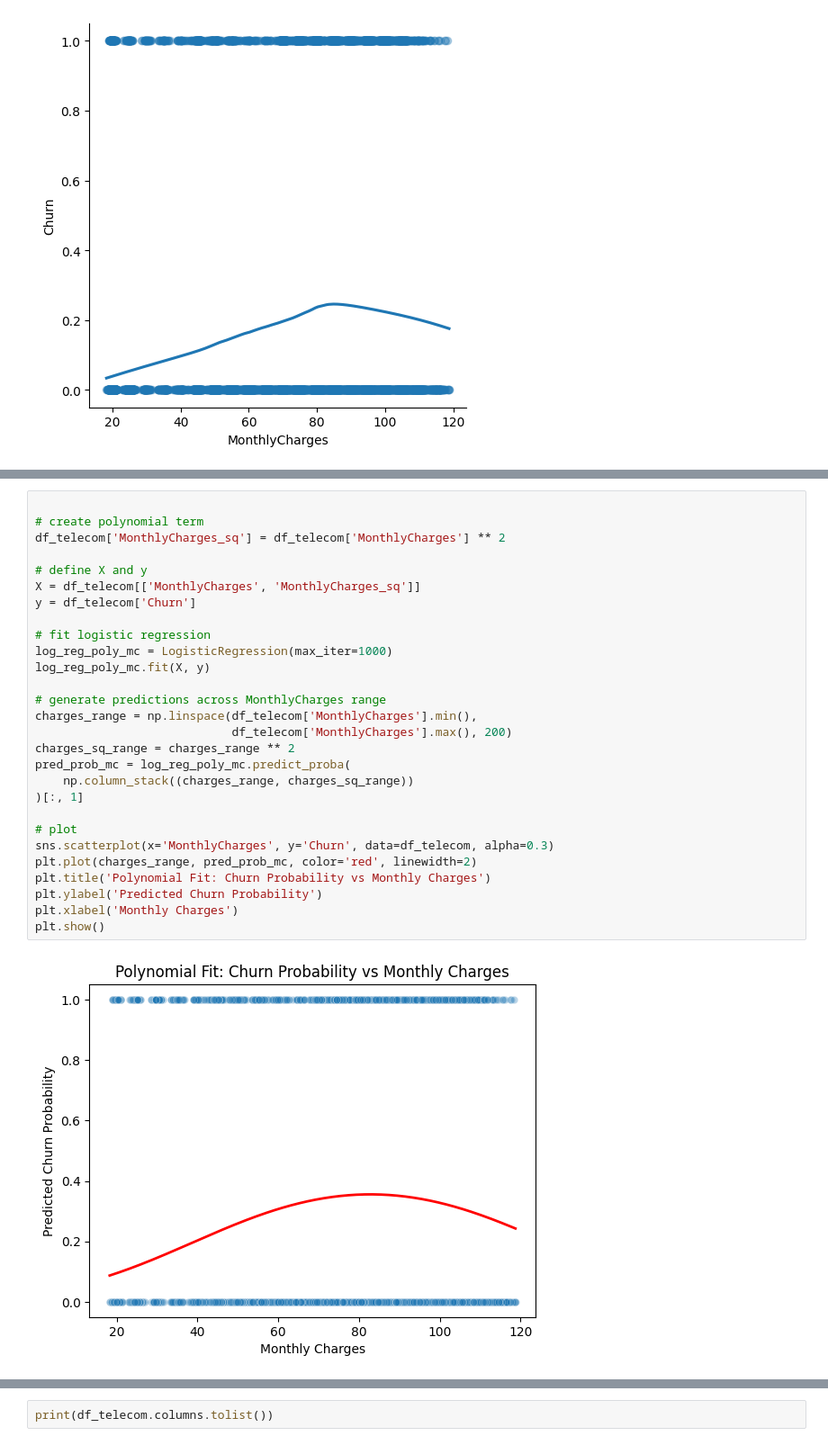
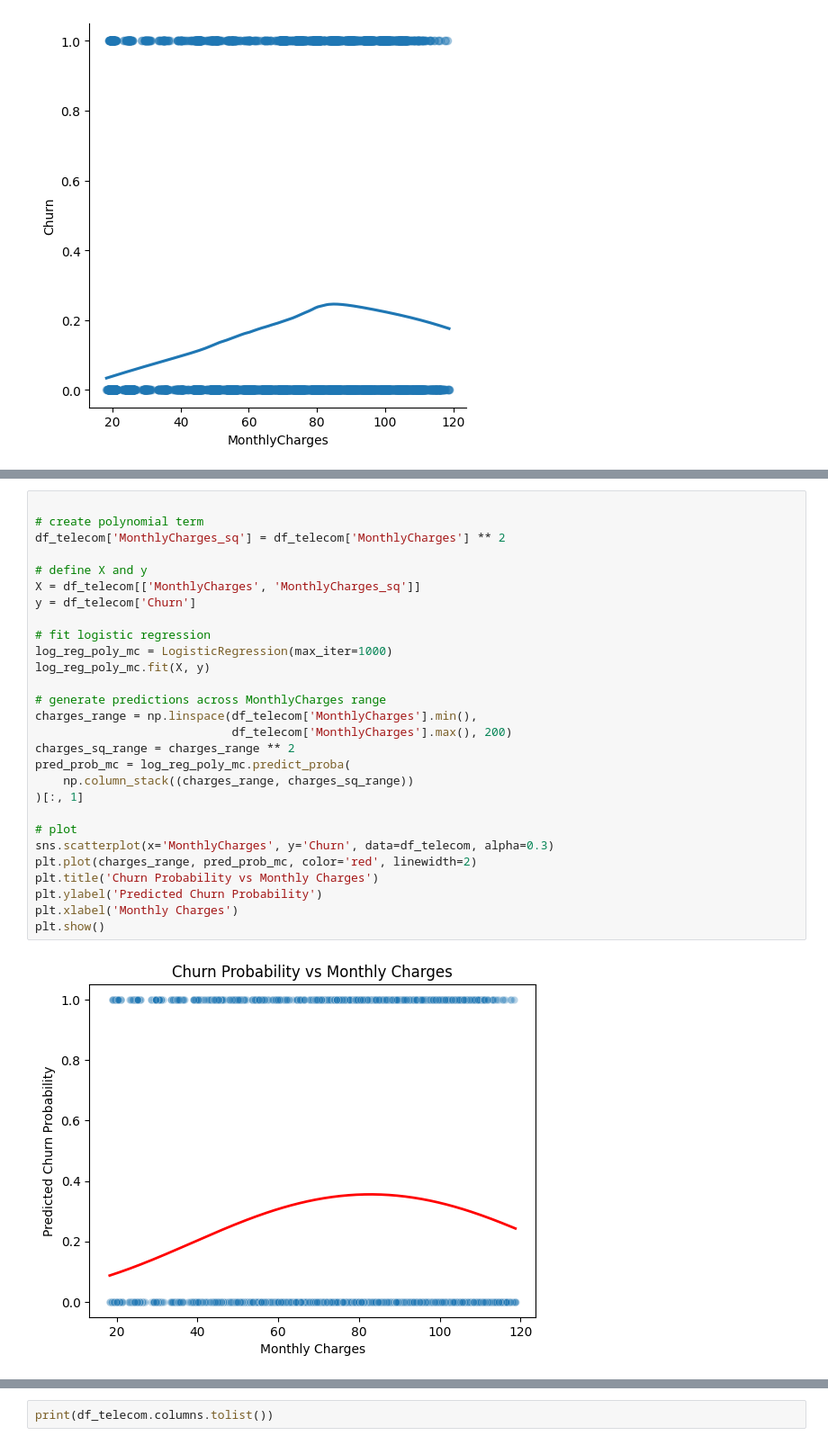
Before and after one commit to tlevash23/DX699, a Jupyter notebook: DX799-01.ipynb, the cells around one changed output, grey strips where cells are left out. Shown at 90% size. Drawn from its saved outputs; the diff is of its cells as text.

```diff
--- a/DX799-01.ipynb
+++ b/DX799-01.ipynb
@@ -154,33 +154,33 @@ plt.show()
 # %%
 
 # create polynomial term
 df_telecom['MonthlyCharges_sq'] = df_telecom['MonthlyCharges'] ** 2
 
 # define X and y
 X = df_telecom[['MonthlyCharges', 'MonthlyCharges_sq']]
 y = df_telecom['Churn']
 
 # fit logistic regression
 log_reg_poly_mc = LogisticRegression(max_iter=1000)
 log_reg_poly_mc.fit(X, y)
 
 # generate predictions across MonthlyCharges range
 charges_range = np.linspace(df_telecom['MonthlyCharges'].min(),
                             df_telecom['MonthlyCharges'].max(), 200)
 charges_sq_range = charges_range ** 2
 pred_prob_mc = log_reg_poly_mc.predict_proba(
     np.column_stack((charges_range, charges_sq_range))
 )[:, 1]
 
 # plot
 sns.scatterplot(x='MonthlyCharges', y='Churn', data=df_telecom, alpha=0.3)
 plt.plot(charges_range, pred_prob_mc, color='red', linewidth=2)
-plt.title('Polynomial Fit: Churn Probability vs Monthly Charges')
+plt.title('Churn Probability vs Monthly Charges')
 plt.ylabel('Predicted Churn Probability')
 plt.xlabel('Monthly Charges')
 plt.show()
 # %% [output]
-[figure, old version]
+[figure, new version]
 # %%
 from sklearn.preprocessing import PolynomialFeatures, StandardScaler
 from sklearn.linear_model import RidgeCV, LassoCV, ElasticNetCV
```
Also changed, not shown: parts of 23 cells of this notebook.
